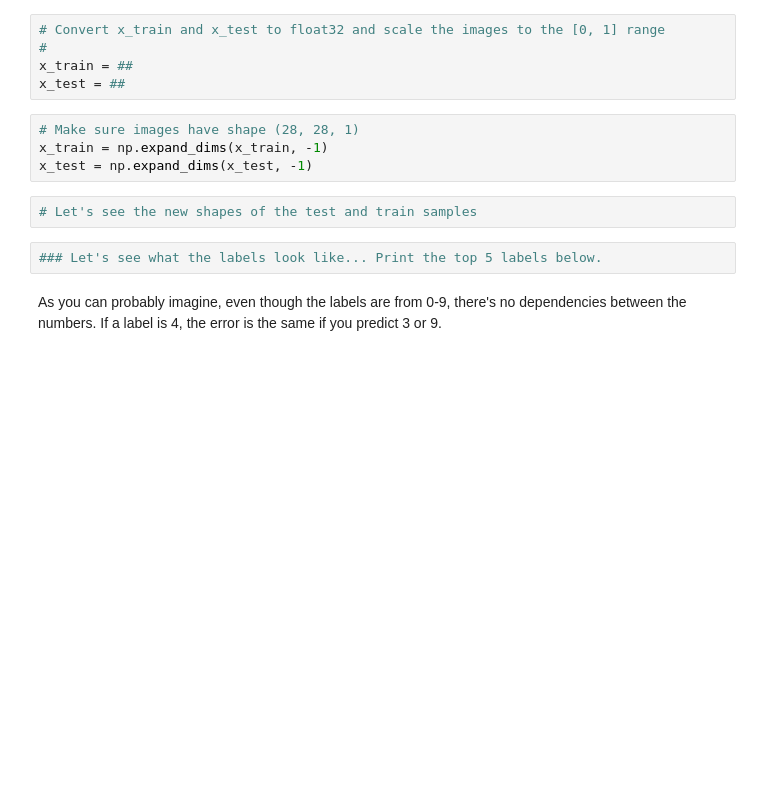
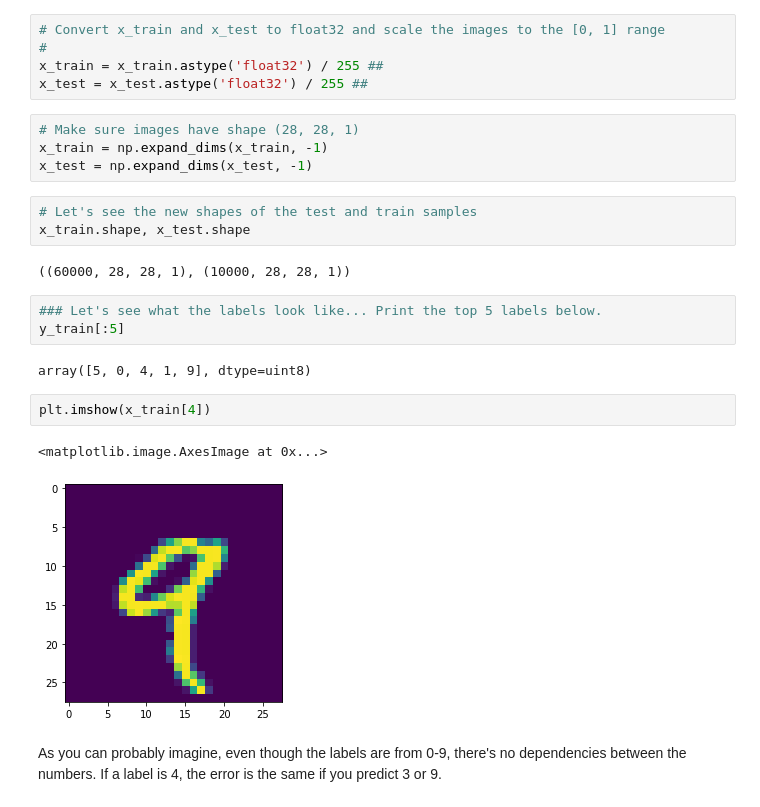
Before and after one commit to landmann/data_science_exercises, a Jupyter notebook: class_10/Keras Tutorials - Machine Vision.ipynb, the cells around one changed output. Drawn from its saved outputs; the diff is of its cells as text; blank space fills up the shorter version.

```diff
--- a/class_10/Keras Tutorials - Machine Vision.ipynb
+++ b/class_10/Keras Tutorials - Machine Vision.ipynb
@@ -67,16 +61,27 @@ input_shape = #
 # %%
 # Convert x_train and x_test to float32 and scale the images to the [0, 1] range
 #
-x_train = ##
-x_test = ##
+x_train = x_train.astype('float32') / 255 ##
+x_test = x_test.astype('float32') / 255 ##
 # %%
 # Make sure images have shape (28, 28, 1)
 x_train = np.expand_dims(x_train, -1)
 x_test = np.expand_dims(x_test, -1)
 # %%
 # Let's see the new shapes of the test and train samples
+x_train.shape, x_test.shape
+# %% [output]
+((60000, 28, 28, 1), (10000, 28, 28, 1))
 # %%
 ### Let's see what the labels look like... Print the top 5 labels below.
+y_train[:5]
+# %% [output]
+array([5, 0, 4, 1, 9], dtype=uint8)
+# %%
+plt.imshow(x_train[4])
+# %% [output]
+<matplotlib.image.AxesImage at 0x...>
+[figure, added]
 # %% [markdown]
 As you can probably imagine, even though the labels are from 0-9, there's no dependencies between
 the numbers. If a label is 4, the error is the same if you predict 3 or 9.
```
Also changed, not shown: parts of 13 cells of this notebook, 10 other files.
